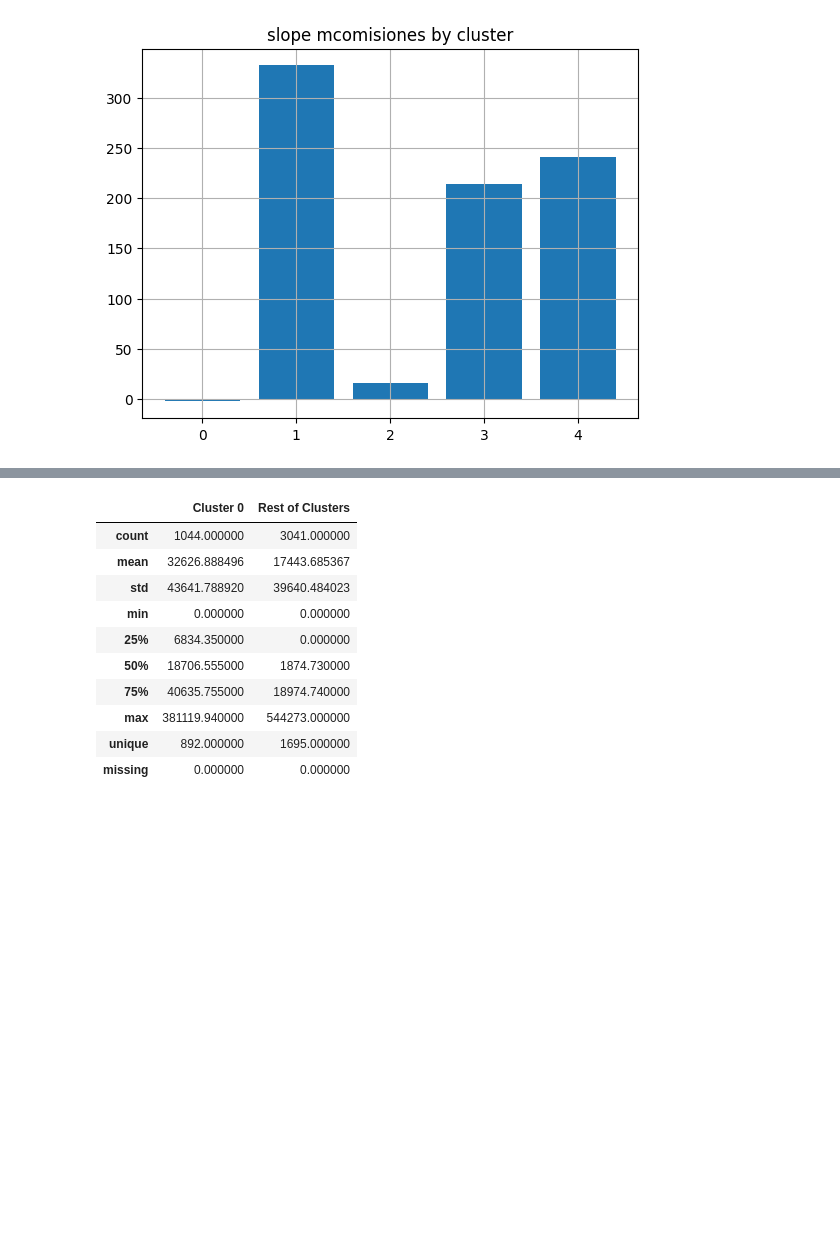
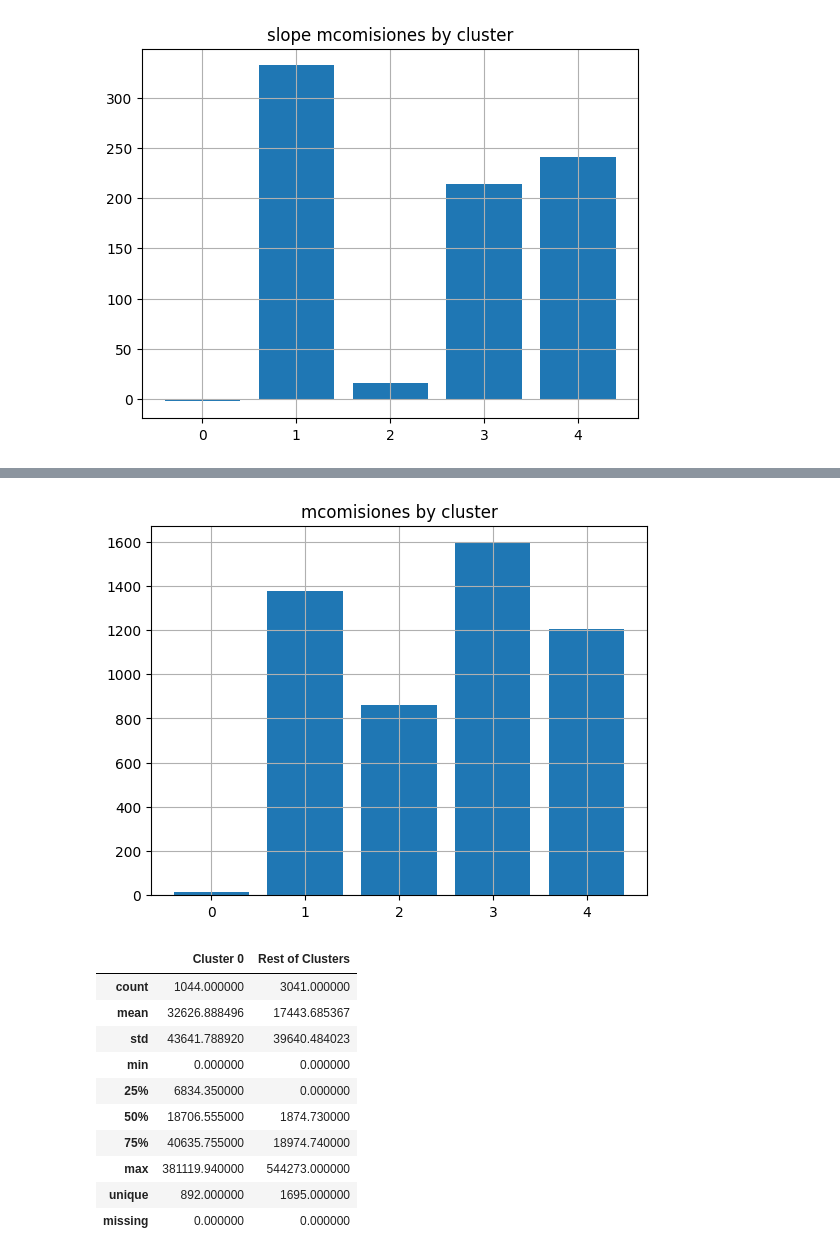
Before and after one commit to CLCHRISLOMBARDO/churn-prediction-bank, a Jupyter notebook: test copy.ipynb, the cells around one changed output, grey strips where cells are left out. Cells and saved outputs as stored; diff of their text form; code cells hidden in the pictures; blank space fills up the shorter version.

```diff
--- a/test copy.ipynb
+++ b/test copy.ipynb
@@ -205,7 +218,10 @@ plt.grid(True)
 # %%
-plt.bar(slope_mcomisiones_by_cluster.index,slope_mcomisiones_by_cluster.values )
-plt.title("slope mcomisiones by cluster")
+mcomisiones_by_cluster=df.groupby("cluster")["mcomisiones_mantenimiento"].mean()
+plt.bar(mcomisiones_by_cluster.index,mcomisiones_by_cluster.values )
+plt.title("mcomisiones by cluster")
 plt.grid(True)
+# %% [output]
+[figure, added]
 # %%
 compare_cluster_stats(X_train, df_cluster, 'mtarjeta_visa_consumo', 0)
 # %% [output]
```
Also changed, not shown: parts of 10 cells of this notebook.
